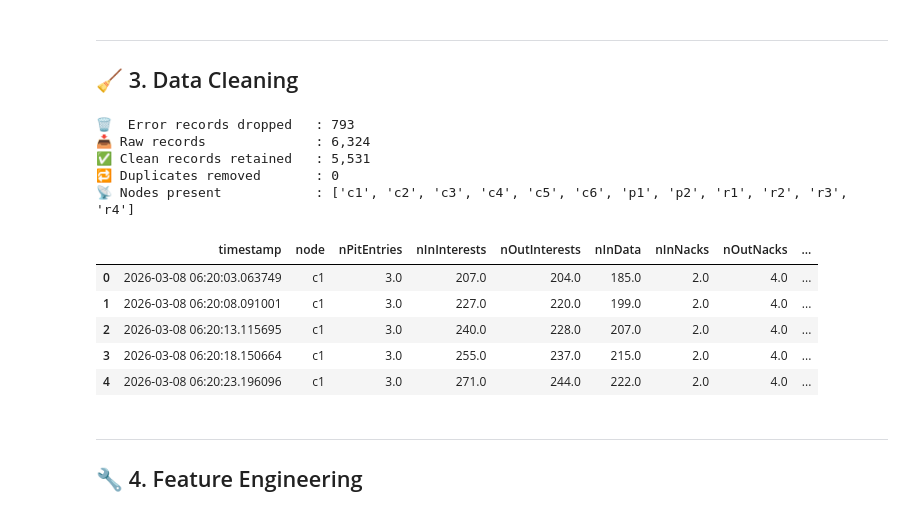
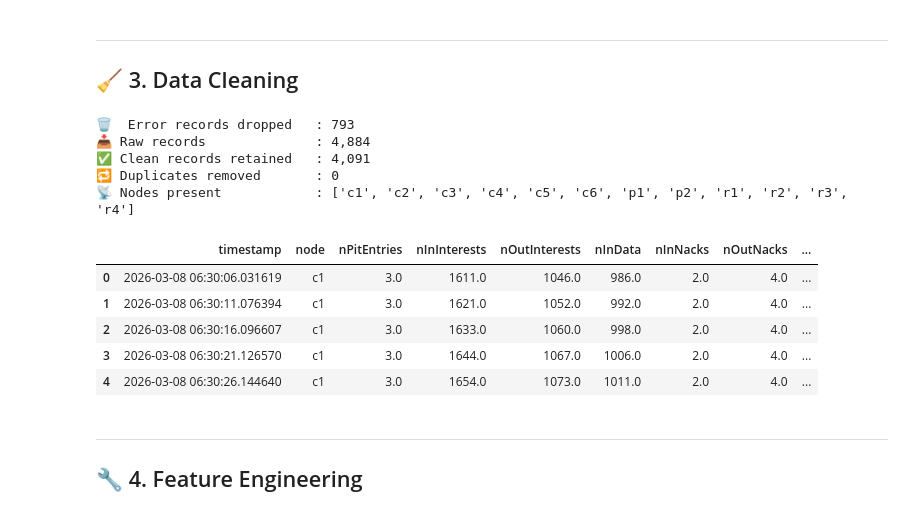
Before and after one commit to fuyalasmit/NDN-Toolkit, a Jupyter notebook: Notebooks/ndn_anomaly_detection.ipynb, the cells around one changed output. Saved outputs shown, nothing was run; the diff lists cells and outputs as text; code cells hidden in the pictures.

```diff
--- a/Notebooks/ndn_anomaly_detection.ipynb
+++ b/Notebooks/ndn_anomaly_detection.ipynb
@@ -174,0 +227,8 @@ raw_df.head()
+# %%
+WARMUP_SECONDS = 600  # 10 minutes
+
+clean_df = raw_df[raw_df['elapsed_sec'] >= WARMUP_SECONDS].copy()
+
+print(f"Rows before cutoff : {len(raw_df):,}")
+print(f"Rows after  cutoff : {len(clean_df):,}")
+print(f"Discarded          : {len(raw_df) - len(clean_df):,} ({(1 - len(clean_df)/len(raw_df))*100:.1f}%)")
@@ -213,41 +294,41 @@ def clean_logs(df: pd.DataFrame) -> pd.DataFrame:
 
     # ── 3. Parse timestamp
     df['timestamp'] = pd.to_datetime(df['timestamp'], errors='coerce')
     df = df.dropna(subset=['timestamp'])
 
     # ── 4. Cast numeric columns
     for col in available_metrics:
         df[col] = pd.to_numeric(df[col], errors='coerce')
     df = df.dropna(subset=available_metrics)
 
     # ── 5. Sort
     df = df.sort_values(['node', 'timestamp']).reset_index(drop=True)
 
     # ── 6. Remove exact duplicates (same node + timestamp)
     before_dedup = len(df)
     df = df.drop_duplicates(subset=['node', 'timestamp'])
 
     print(f"📥 Raw records              : {n_raw:,}")
     print(f"✅ Clean records retained   : {len(df):,}")
     print(f"🔁 Duplicates removed       : {before_dedup - len(df):,}")
     print(f"📡 Nodes present            : {sorted(df['node'].unique())}")
     return df
 
 
-clean_df = clean_logs(raw_df.copy())
+clean_df = clean_logs(clean_df.copy())
 clean_df.head()
 # %% [output]
 🗑️  Error records dropped   : 793
-📥 Raw records              : 6,324
-✅ Clean records retained   : 5,531
+📥 Raw records              : 4,884
+✅ Clean records retained   : 4,091
 🔁 Duplicates removed       : 0
 📡 Nodes present            : ['c1', 'c2', 'c3', 'c4', 'c5', 'c6', 'p1', 'p2', 'r1', 'r2', 'r3', 'r4']
 |  | timestamp | node | nPitEntries | nInInterests | nOutInterests | nInData | nInNacks | nOutNacks | ... |
-| 0 | 2026-03-08 06:20:03.063749 | c1 | 3.0 | 207.0 | 204.0 | 185.0 | 2.0 | 4.0 | ... |
-| 1 | 2026-03-08 06:20:08.091001 | c1 | 3.0 | 227.0 | 220.0 | 199.0 | 2.0 | 4.0 | ... |
-| 2 | 2026-03-08 06:20:13.115695 | c1 | 3.0 | 240.0 | 228.0 | 207.0 | 2.0 | 4.0 | ... |
-| 3 | 2026-03-08 06:20:18.150664 | c1 | 3.0 | 255.0 | 237.0 | 215.0 | 2.0 | 4.0 | ... |
-| 4 | 2026-03-08 06:20:23.196096 | c1 | 3.0 | 271.0 | 244.0 | 222.0 | 2.0 | 4.0 | ... |
+| 0 | 2026-03-08 06:30:06.031619 | c1 | 3.0 | 1611.0 | 1046.0 | 986.0 | 2.0 | 4.0 | ... |
+| 1 | 2026-03-08 06:30:11.076394 | c1 | 3.0 | 1621.0 | 1052.0 | 992.0 | 2.0 | 4.0 | ... |
+| 2 | 2026-03-08 06:30:16.096607 | c1 | 3.0 | 1633.0 | 1060.0 | 998.0 | 2.0 | 4.0 | ... |
+| 3 | 2026-03-08 06:30:21.126570 | c1 | 3.0 | 1644.0 | 1067.0 | 1006.0 | 2.0 | 4.0 | ... |
+| 4 | 2026-03-08 06:30:26.144640 | c1 | 3.0 | 1654.0 | 1073.0 | 1011.0 | 2.0 | 4.0 | ... |
 # %% [markdown]
 ---
 ## 🔧 4. Feature Engineering
```
Also changed, not shown: parts of 13 cells of this notebook, 6 other files.
